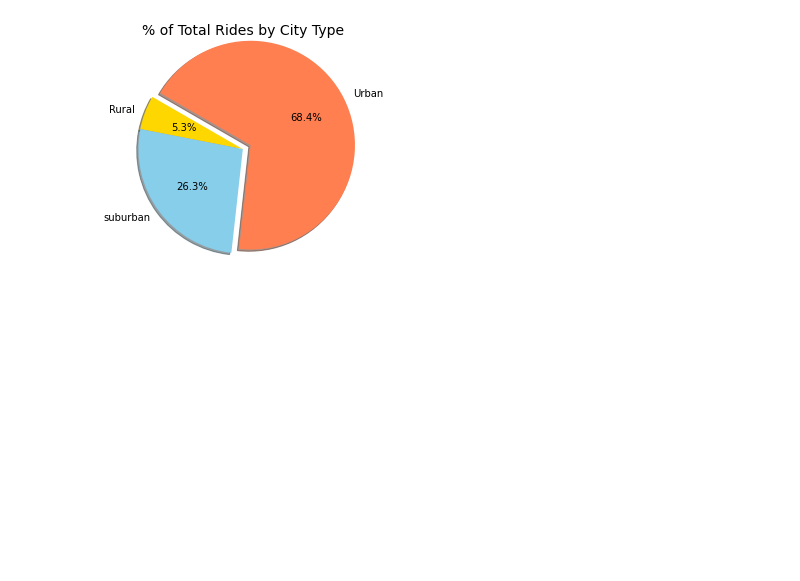
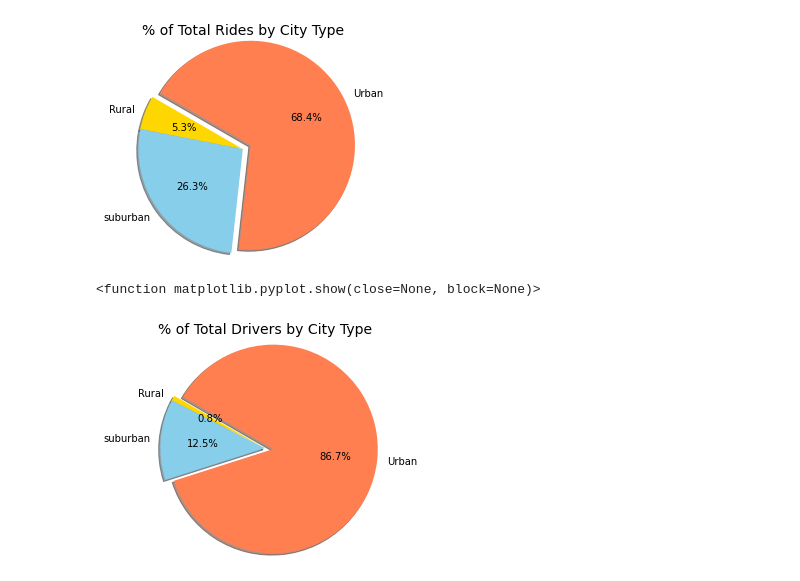
Before and after one commit to austenmarden/pyber_analysis, a Jupyter notebook: pyber.ipynb, the cells around one changed output. Saved outputs shown, nothing was run; the diff lists cells and outputs as text; code cells hidden in the pictures; blank space fills up the shorter version.

```diff
--- a/pyber.ipynb
+++ b/pyber.ipynb
@@ -334,3 +332,34 @@ plt.show
 # %% [output]
 <function matplotlib.pyplot.show(close=None, block=None)>
 [figure]
+# %%
+num_drivers_city = pyber_data_df.groupby(["type"]).sum()["driver_count"]
+total_drivers = pyber_data_df["driver_count"].sum()
+driver_percent = num_drivers_city / total_drivers * 100
+driver_percent
+
+#create labels
+labels = ["Rural", "suburban", "Urban"]
+colors=["gold", "skyblue", "coral"]
+explode = [0,0,.1]
+
+
+fig, ax = plt.subplots()
+ax.pie(driver_percent,
+       labels = ["Rural", "suburban", "Urban"],
+       colors=["gold", "skyblue", "coral"],
+       explode = [0,0,.1],
+       autopct = '%1.1f%%',
+       shadow=True,
+       startangle=150,
+       radius=1.2
+      )
+
+ax.set_title("% of Total Drivers by City Type", fontsize=14)
+
+plt.savefig("analysis/fig7.png")
+
+plt.show
+# %% [output]
+<function matplotlib.pyplot.show(close=None, block=None)>
+[figure, added]
```
Also changed, not shown: parts of 3 cells of this notebook, 1 other file.
